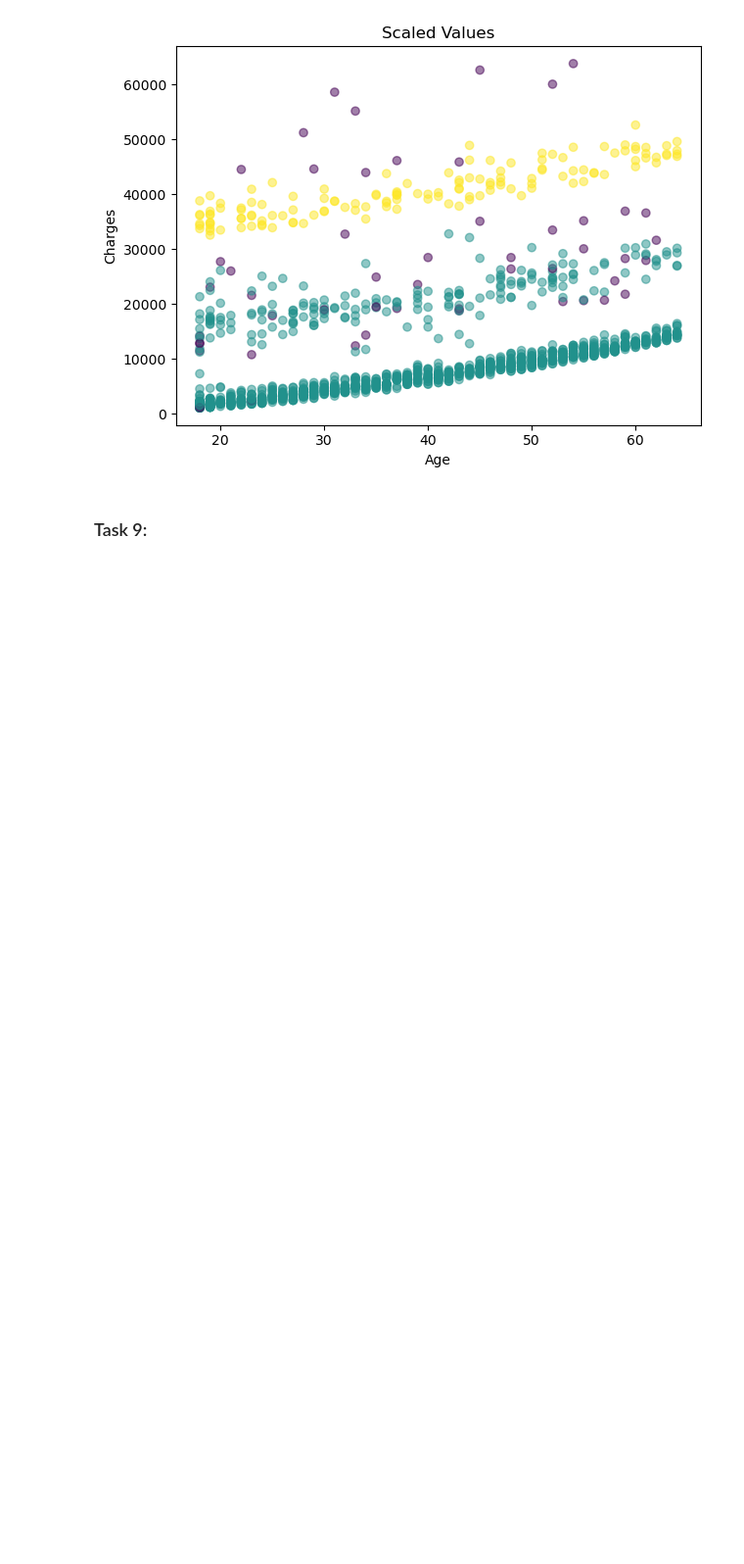
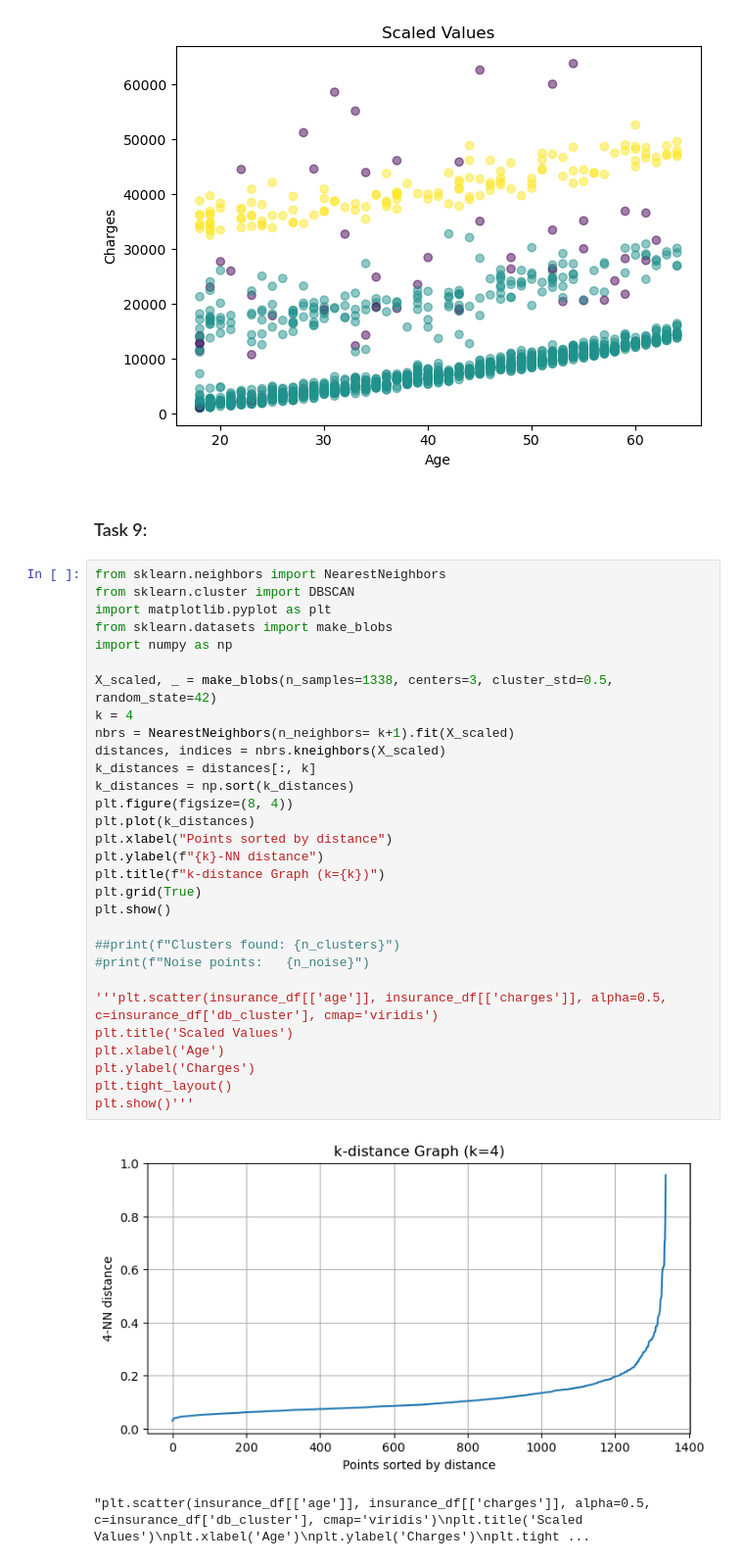
Before and after one commit to crussell1856/ML_Clustering, a Jupyter notebook: assignment.ipynb, the cells around one changed output. Shown at 98% size. Saved outputs shown, nothing was run; the diff lists cells and outputs as text; blank space fills up the shorter version.

```diff
--- a/assignment.ipynb
+++ b/assignment.ipynb
@@ -238,3 +238,36 @@ Noise points:   51
 [figure]
 # %% [markdown]
 ### Task 9:
+# %%
+from sklearn.neighbors import NearestNeighbors
+from sklearn.cluster import DBSCAN
+import matplotlib.pyplot as plt
+from sklearn.datasets import make_blobs
+import numpy as np
+
+X_scaled, _ = make_blobs(n_samples=1338, centers=3, cluster_std=0.5, random_state=42)
+k = 4
+nbrs = NearestNeighbors(n_neighbors= k+1).fit(X_scaled)
+distances, indices = nbrs.kneighbors(X_scaled)
+k_distances = distances[:, k]
+k_distances = np.sort(k_distances)
+plt.figure(figsize=(8, 4))
+plt.plot(k_distances)
+plt.xlabel("Points sorted by distance")
+plt.ylabel(f"{k}-NN distance")
+plt.title(f"k-distance Graph (k={k})")
+plt.grid(True)
+plt.show()
+
+##print(f"Clusters found: {n_clusters}")
+#print(f"Noise points:   {n_noise}")
+
+'''plt.scatter(insurance_df[['age']], insurance_df[['charges']], alpha=0.5, c=insurance_df['db_cluster'], cmap='viridis')
+plt.title('Scaled Values')
+plt.xlabel('Age')
+plt.ylabel('Charges')
+plt.tight_layout()
+plt.show()'''
+# %% [output]
+[figure, added]
+"plt.scatter(insurance_df[['age']], insurance_df[['charges']], alpha=0.5, c=insurance_df['db_cluster'], cmap='viridis')\nplt.title('Scaled Values')\nplt.xlabel('Age')\nplt.ylabel('Charges')\nplt.tight ...
```
Also changed, not shown: parts of 1 cell of this notebook.
